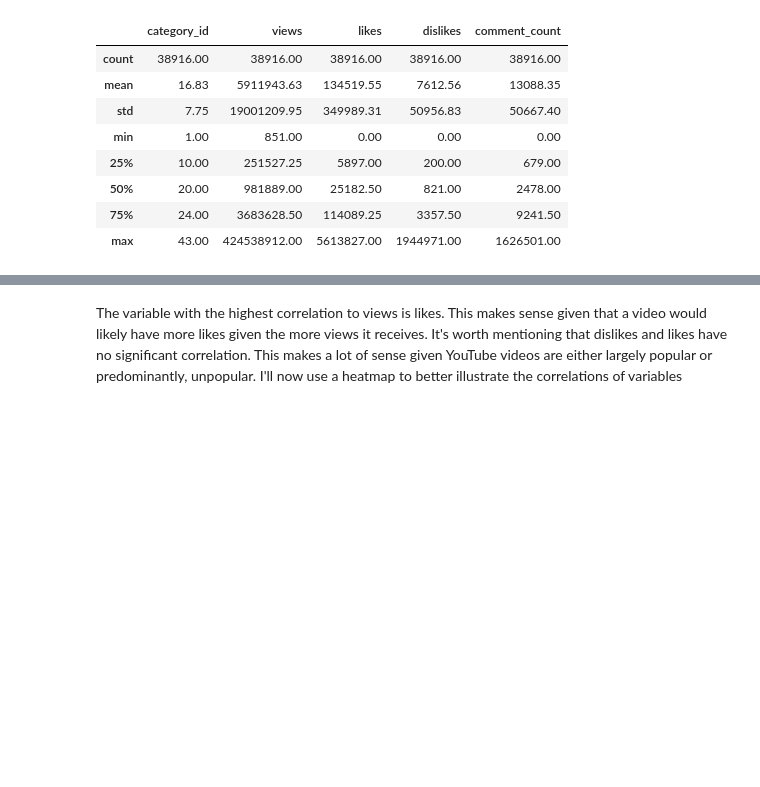
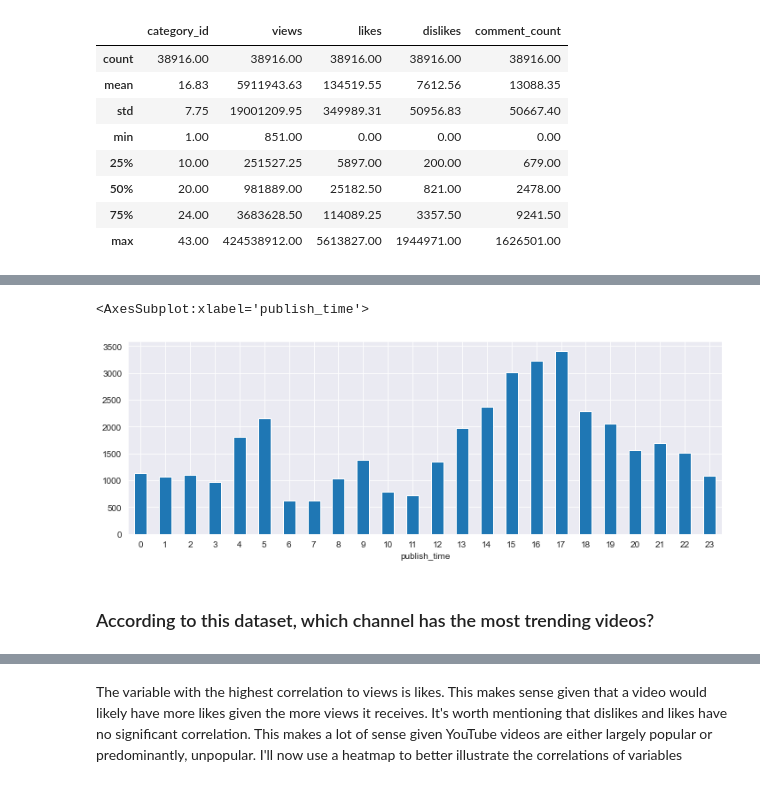
Before and after one commit to Thomsoa194/Youtube_analysis, a Jupyter notebook: analysis.ipynb, the cells around one changed output, grey strips where cells are left out. Cells and saved outputs as stored; diff of their text form; code cells hidden in the pictures; blank space fills up the shorter version.

```diff
--- a/analysis.ipynb
+++ b/analysis.ipynb
@@ -100,0 +119,9 @@ A quick overview of the data tells us that the mean number of likes is 5,911,943
+# %%
+fig, axs = plt.subplots(figsize=(12, 4))
+
+gb.groupby(gb["publish_time"].dt.hour).size().plot(kind='bar', rot=0, ax=axs)
+# %% [output]
+<AxesSubplot:xlabel='publish_time'>
+[figure, added]
+# %% [markdown]
+### According to this dataset, which channel has the most trending videos?
```
Also changed, not shown: parts of 42 cells of this notebook.
